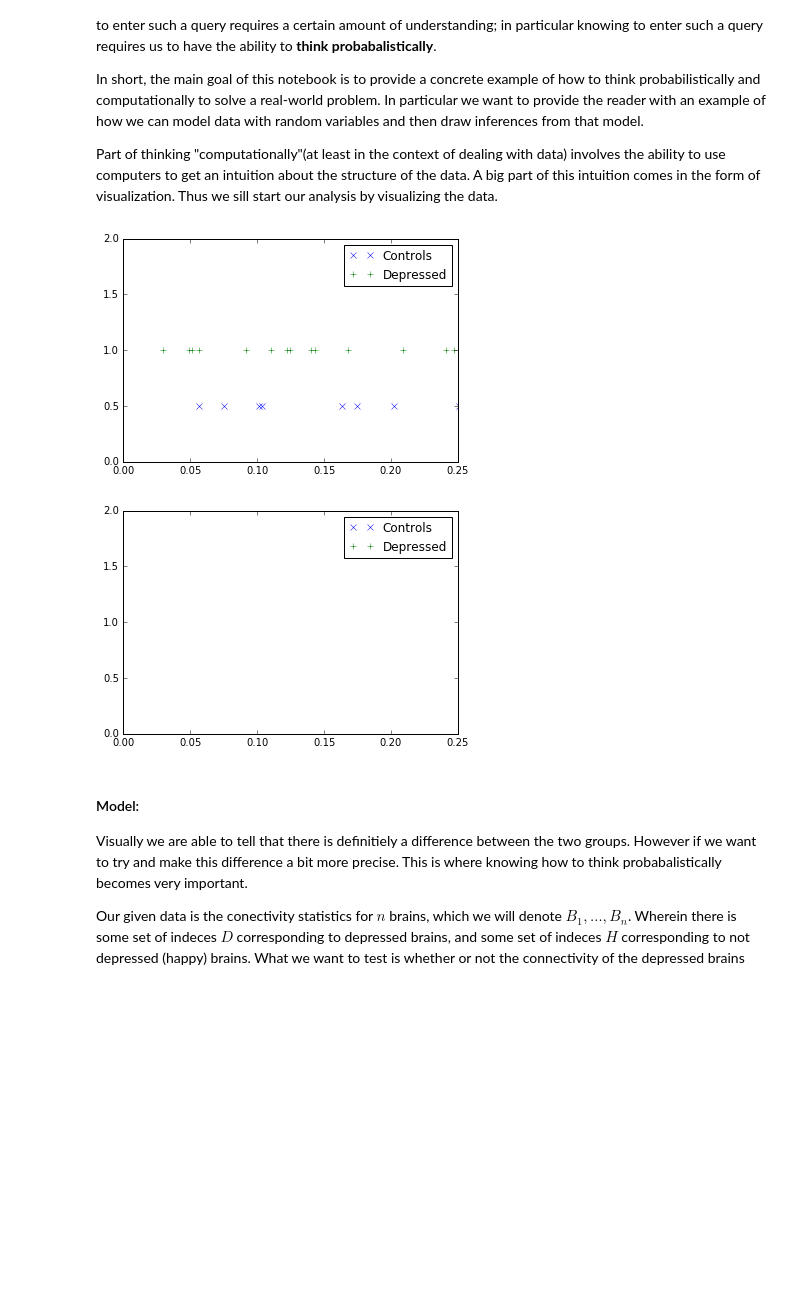
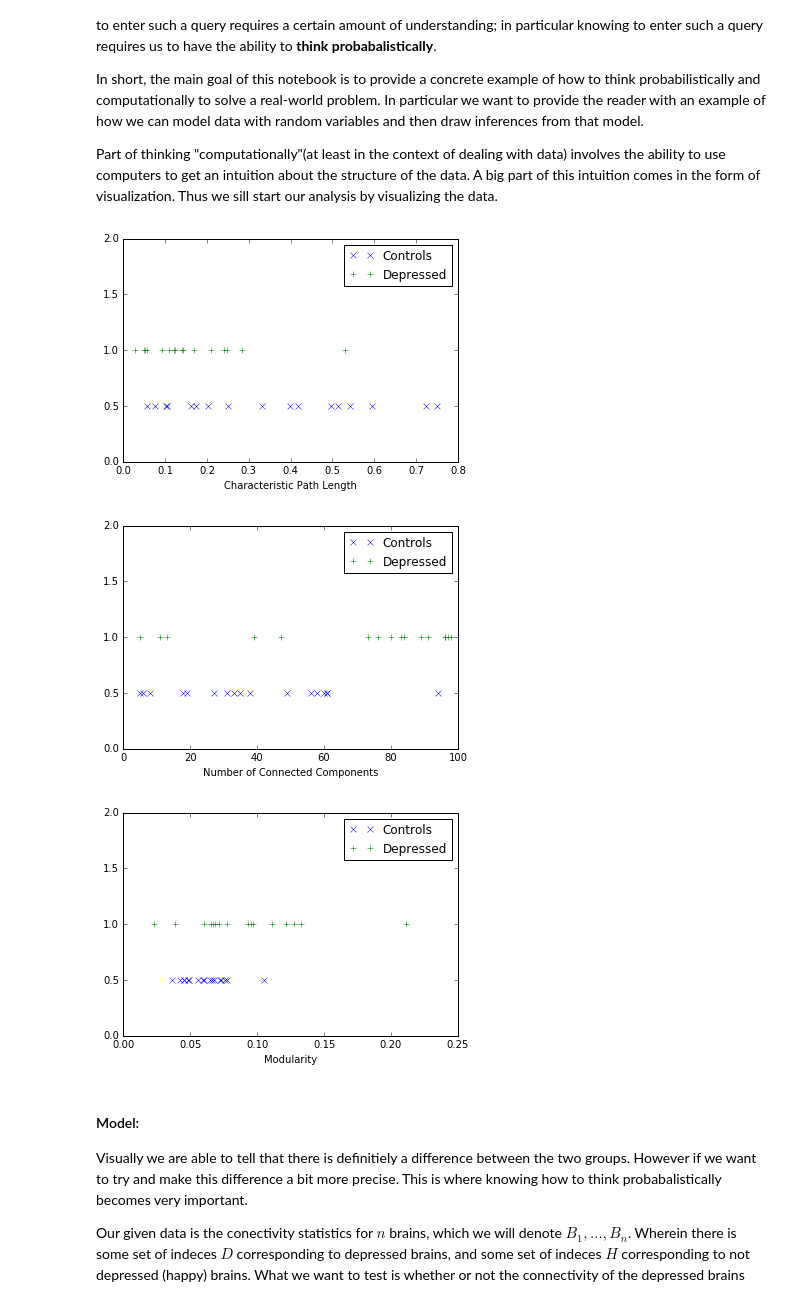
Before and after one commit to guyhwilson/brainz, a Jupyter notebook: fMRI_Connectivity_Analysis.ipynb, the cells around one changed output. Saved outputs shown, nothing was run; the diff lists cells and outputs as text; code cells hidden in the pictures; blank space fills up the shorter version.

```diff
--- a/fMRI_Connectivity_Analysis.ipynb
+++ b/fMRI_Connectivity_Analysis.ipynb
@@ -248,23 +249,25 @@ Part of thinking "computationally"(at least in the context of dealing with data)
 # %%
 ## Visualize data
 # depressed = np.random.uniform(2,10,16)
 # happy = np.random.uniform(5,15,17)
 
-happy_lst = [CPL_C, comp_C[:, 0], modularity_C]
-depressed_lst = [CPL_D, comp_D[:, 0], modularity_D]
+CPL = {"control": CPL_C, "depressed": CPL_D}
+NumConnectedComponents = {"control": comp_C[:, 0], "depressed": comp_D[:, 0]}
+modularity = {"control": modularity_C, "depressed": modularity_D}
 
-
-for i in xrange(2):
-    happy = happy_lst[i]
-    depressed = depressed_lst[i]
-    plt.plot(happy, len(happy) * [0.5], "x", label = 'Controls')
+for name, metric in [("Characteristic Path Length", CPL), ("Number of Connected Components", NumConnectedComponents), ("Modularity", modularity)]:
+    control = metric["control"]
+    depressed = metric["depressed"]
+    plt.plot(control, len(control) * [0.5], "x", label = 'Controls')
     plt.plot(depressed, len(depressed) * [1], "+", label = 'Depressed')
-    plt.axis([0, 0.25, 0,2])
+    plt.xlabel(name)
+    plt.ylim(0, 2)
     plt.legend()
     plt.show()
 # %% [output]
-[figure, old version]
+[figure, new version]
-[figure, old version]
+[figure, new version]
+[figure, added]
 # %% [markdown]
 #### Model:
 
```
Also changed, not shown: parts of 5 cells of this notebook.
